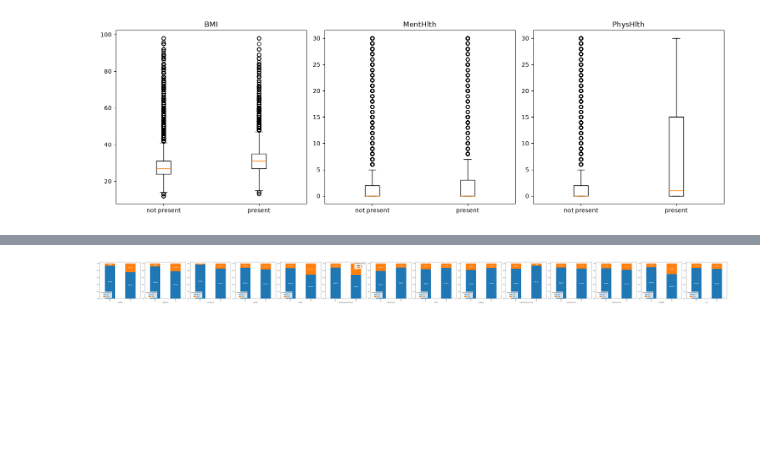
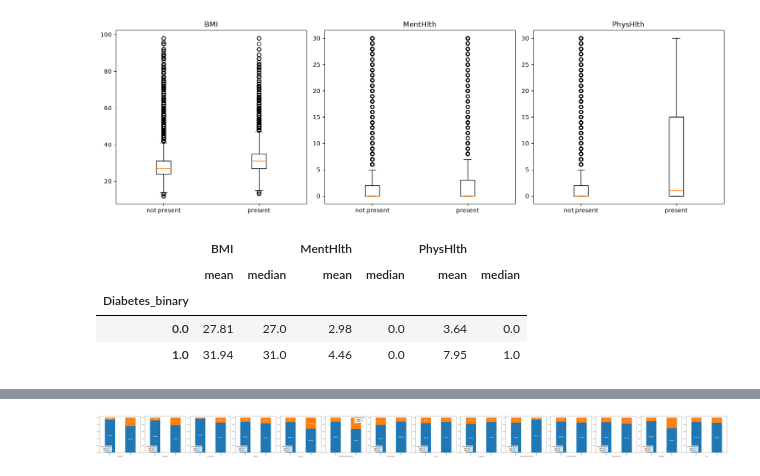
Before and after one commit to Amirus11/IE500618-Assignment-2-Diabetes-Classification, a Jupyter notebook: notebooks/eda.ipynb, the cells around one changed output, grey strips where cells are left out. Saved outputs shown, nothing was run; the diff lists cells and outputs as text; code cells hidden in the pictures; blank space fills up the shorter version.

```diff
--- a/notebooks/eda.ipynb
+++ b/notebooks/eda.ipynb
@@ -90,3 +118,11 @@ plt.tight_layout()
 plt.show()
 # %% [output]
 [figure]
+# %%
+df.groupby("Diabetes_binary")[numerical_features].agg(["mean", "median"]).round(2)
+# %% [output]
+|  | BMI |  | MentHlth |  | PhysHlth |  |
+|  | mean | median | mean | median | mean | median |
+| Diabetes_binary |  |  |  |  |  |  |
+| 0.0 | 27.81 | 27.0 | 2.98 | 0.0 | 3.64 | 0.0 |
+| 1.0 | 31.94 | 31.0 | 4.46 | 0.0 | 7.95 | 1.0 |
```
Also changed, not shown: parts of 6 cells of this notebook, 2 other files.
